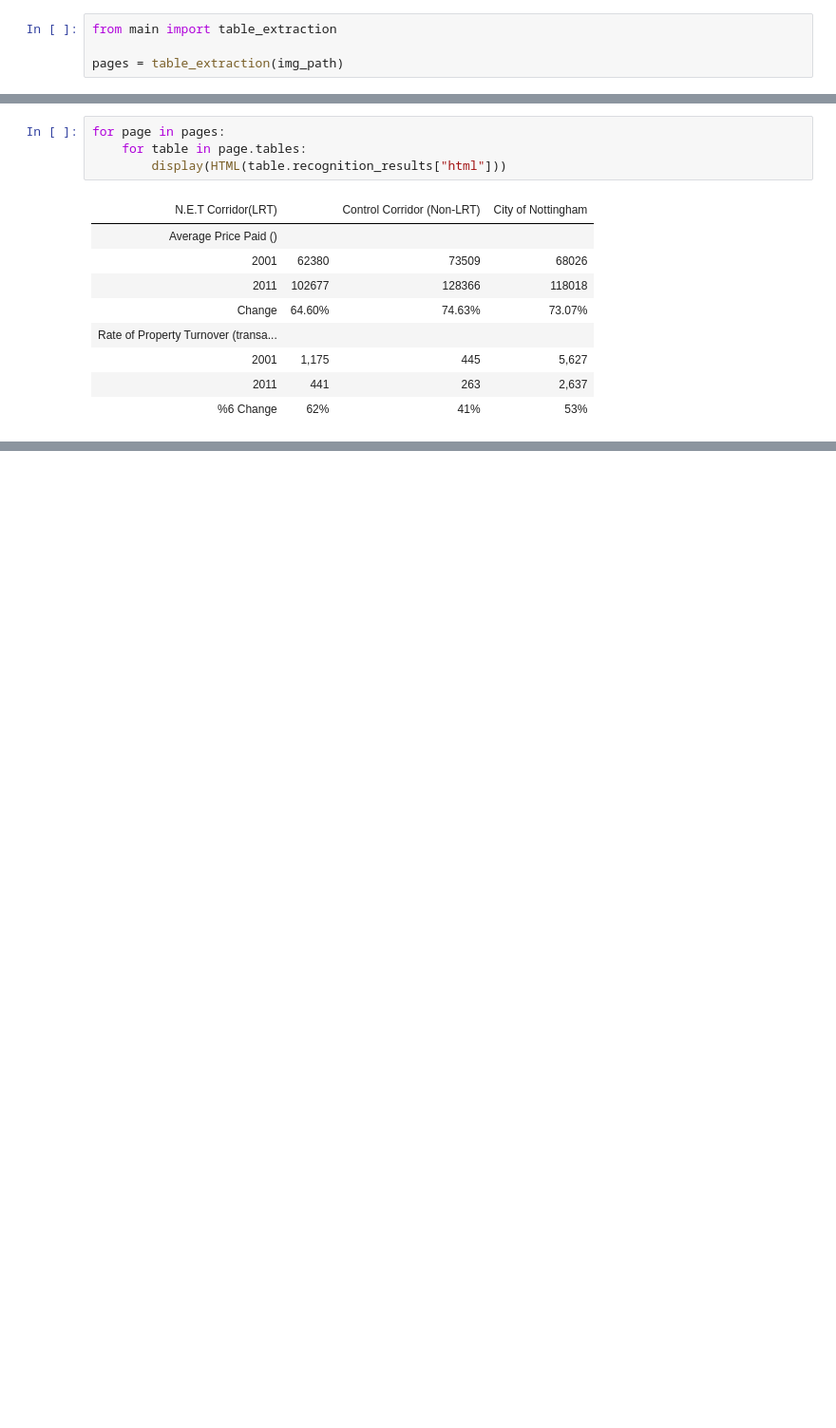
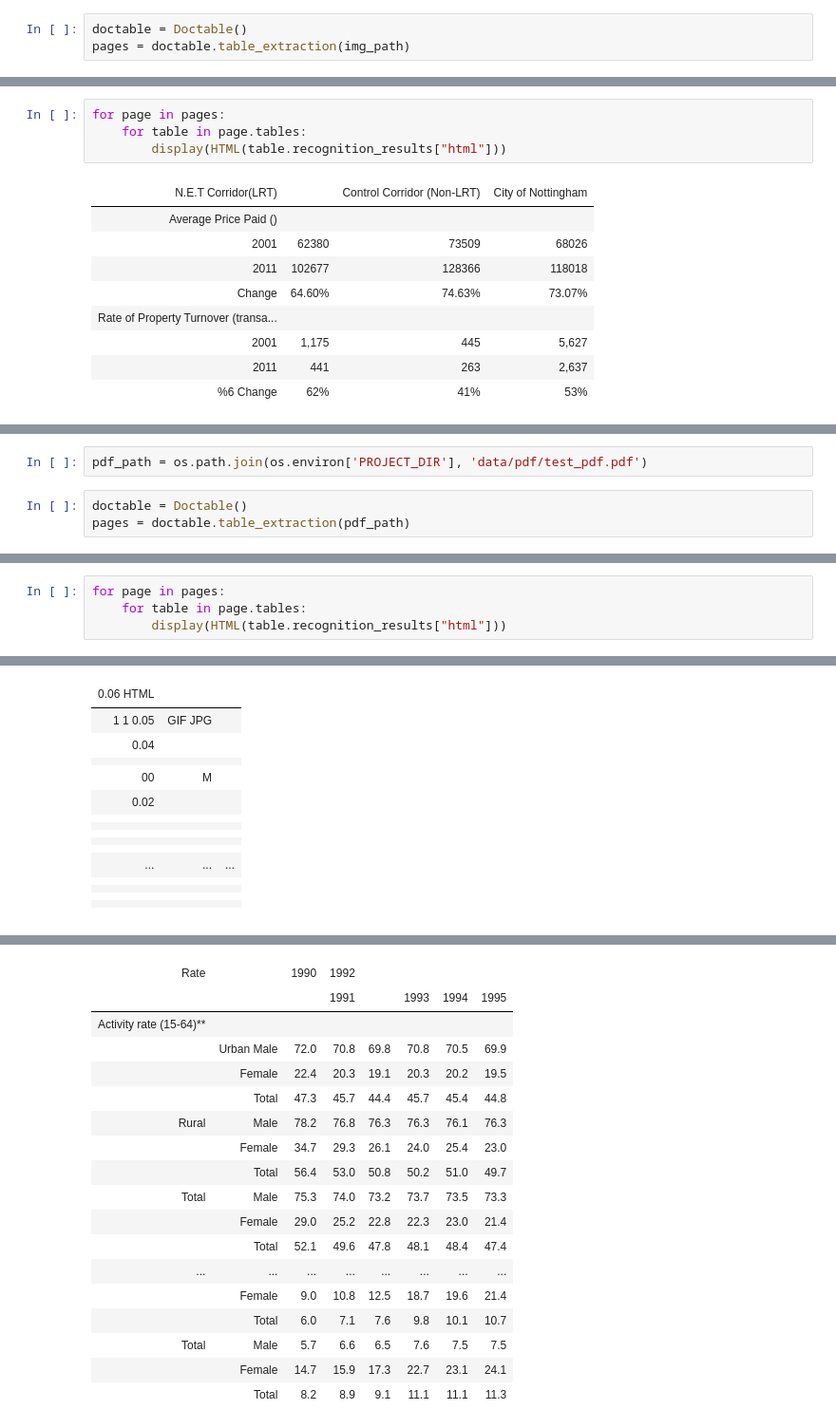
Before and after one commit to enricoGiga/doctable, a Jupyter notebook: notebooks/detection+recognition.ipynb, the cells around one changed output, grey strips where cells are left out. Shown at 95% size. Drawn from its saved outputs; the diff is of its cells as text; blank space fills up the shorter version.

Commit message:
updated LICENSE, added setup.py created class doctable.py

```diff
--- a/notebooks/detection+recognition.ipynb
+++ b/notebooks/detection+recognition.ipynb
@@ -11,9 +14,8 @@ display(Image(filename=img_path))
 # %% [output]
 [figure]
 # %%
-from main import table_extraction
-
-pages = table_extraction(img_path)
+doctable = Doctable()
+pages = doctable.table_extraction(img_path)
 # %% [output]
 Ultralytics YOLOv8.0.43  Python-3.9.13 torch-2.1.1+cu121 CUDA:0 (NVIDIA GeForce RTX 2060 SUPER, 8192MiB)
 Model summary (fused): 168 layers, 11126358 parameters, 0 gradients, 28.4 GFLOPs
@@ -36,0 +41,5 @@ for page in pages:
+# %%
+pdf_path = os.path.join(os.environ['PROJECT_DIR'], 'data/pdf/test_pdf.pdf')
+# %%
+doctable = Doctable()
+pages = doctable.table_extraction(pdf_path)
@@ -36,0 +67,5 @@ for page in pages:
+# %%
+for page in pages:
+    for table in page.tables:
+        display(HTML(table.recognition_results["html"]))
+# %% [output]
@@ -36,0 +131,17 @@ for page in pages:
+| 0.06 HTML |  |  |
+| 1 1 0.05 | GIF JPG |  |
+| 0.04 |  |  |
+|  |  |  |
+| 00 | M |  |
+| 0.02 |  |  |
+|  |  |  |
+|  |  |  |
+|  |  |  |
+|  |  |  |
+|  |  |  |
+| ... | ... | ... |
+|  |  |  |
+|  |  |  |
+|  |  |  |
+|  |  |  |
+|  |  |  |
@@ -36,0 +179,18 @@ for page in pages:
+| Rate |  | 1990 | 1992 |  |  |  |  |
+|  |  |  | 1991 |  | 1993 | 1994 | 1995 |
+| Activity rate (15-64)** |  |  |  |  |  |  |  |
+|  | Urban Male | 72.0 | 70.8 | 69.8 | 70.8 | 70.5 | 69.9 |
+|  | Female | 22.4 | 20.3 | 19.1 | 20.3 | 20.2 | 19.5 |
+|  | Total | 47.3 | 45.7 | 44.4 | 45.7 | 45.4 | 44.8 |
+| Rural | Male | 78.2 | 76.8 | 76.3 | 76.3 | 76.1 | 76.3 |
+|  | Female | 34.7 | 29.3 | 26.1 | 24.0 | 25.4 | 23.0 |
+|  | Total | 56.4 | 53.0 | 50.8 | 50.2 | 51.0 | 49.7 |
+| Total | Male | 75.3 | 74.0 | 73.2 | 73.7 | 73.5 | 73.3 |
+|  | Female | 29.0 | 25.2 | 22.8 | 22.3 | 23.0 | 21.4 |
+|  | Total | 52.1 | 49.6 | 47.8 | 48.1 | 48.4 | 47.4 |
+| ... | ... | ... | ... | ... | ... | ... | ... |
+|  | Female | 9.0 | 10.8 | 12.5 | 18.7 | 19.6 | 21.4 |
+|  | Total | 6.0 | 7.1 | 7.6 | 9.8 | 10.1 | 10.7 |
+| Total | Male | 5.7 | 6.6 | 6.5 | 7.6 | 7.5 | 7.5 |
+|  | Female | 14.7 | 15.9 | 17.3 | 22.7 | 23.1 | 24.1 |
+|  | Total | 8.2 | 8.9 | 9.1 | 11.1 | 11.1 | 11.3 |
```
Also changed, not shown: parts of 6 cells of this notebook, 7 other files.
